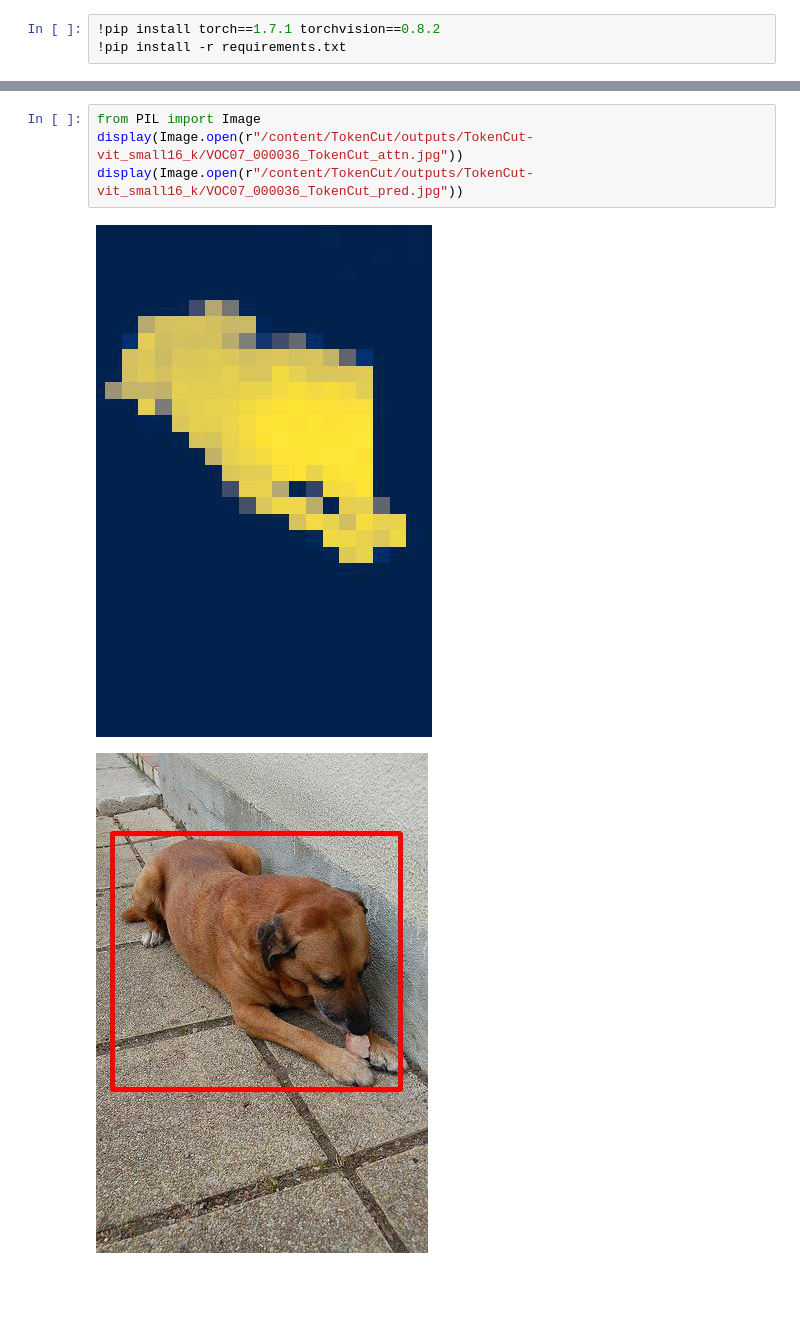
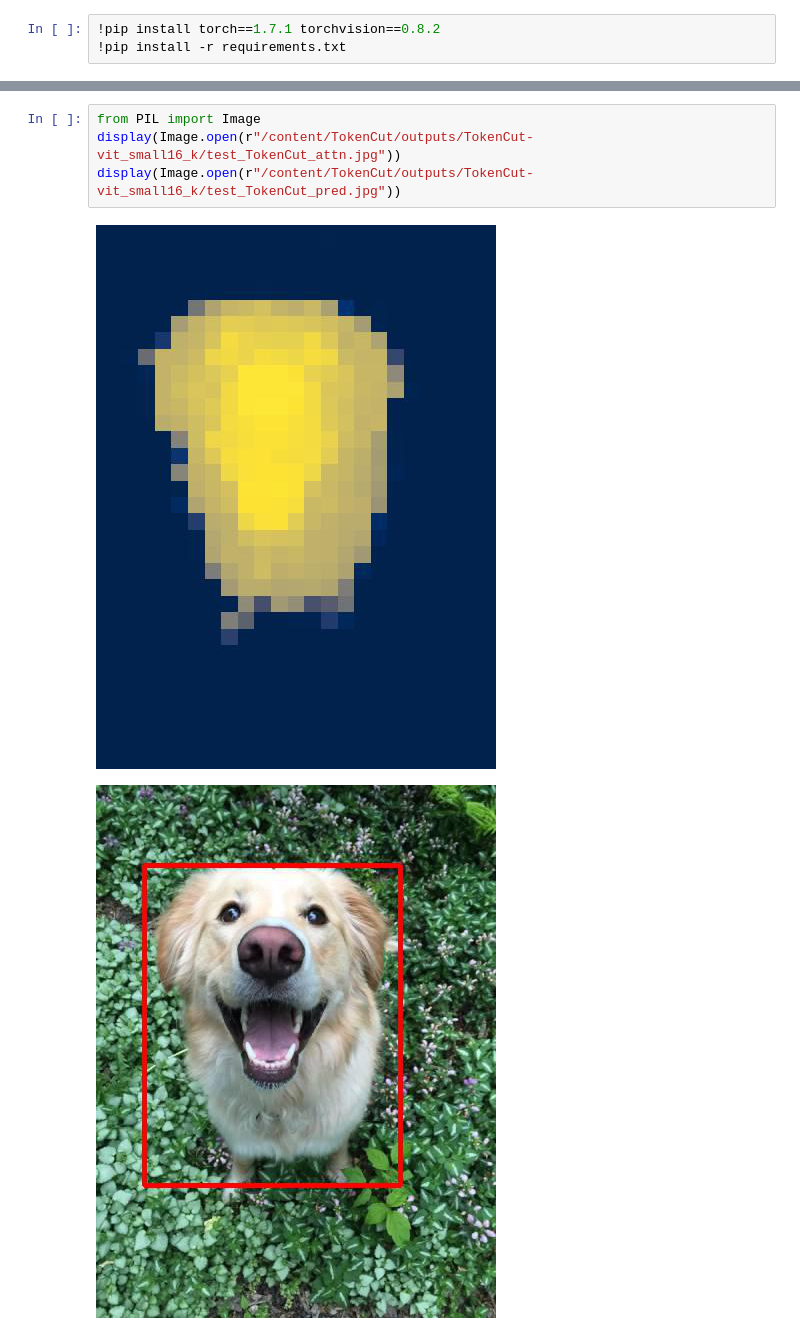
Before and after one commit to YangtaoWANG95/TokenCut, a Jupyter notebook: inference_demo.ipynb, the cells around one changed output, grey strips where cells are left out. Drawn from its saved outputs; the diff is of its cells as text; blank space fills up the shorter version.

```diff
--- a/inference_demo.ipynb
+++ b/inference_demo.ipynb
@@ -16,7 +19,7 @@ Time cost: 0:00:00.129000
 # %%
 from PIL import Image
-display(Image.open(r"/content/TokenCut/outputs/TokenCut-vit_small16_k/VOC07_000036_TokenCut_attn.jpg"))
-display(Image.open(r"/content/TokenCut/outputs/TokenCut-vit_small16_k/VOC07_000036_TokenCut_pred.jpg"))
+display(Image.open(r"/content/TokenCut/outputs/TokenCut-vit_small16_k/test_TokenCut_attn.jpg"))
+display(Image.open(r"/content/TokenCut/outputs/TokenCut-vit_small16_k/test_TokenCut_pred.jpg"))
 # %% [output]
-[figure, old version]
+[figure, new version]
-[figure, old version]
+[figure, new version]
```
Also changed, not shown: parts of 2 cells of this notebook.
